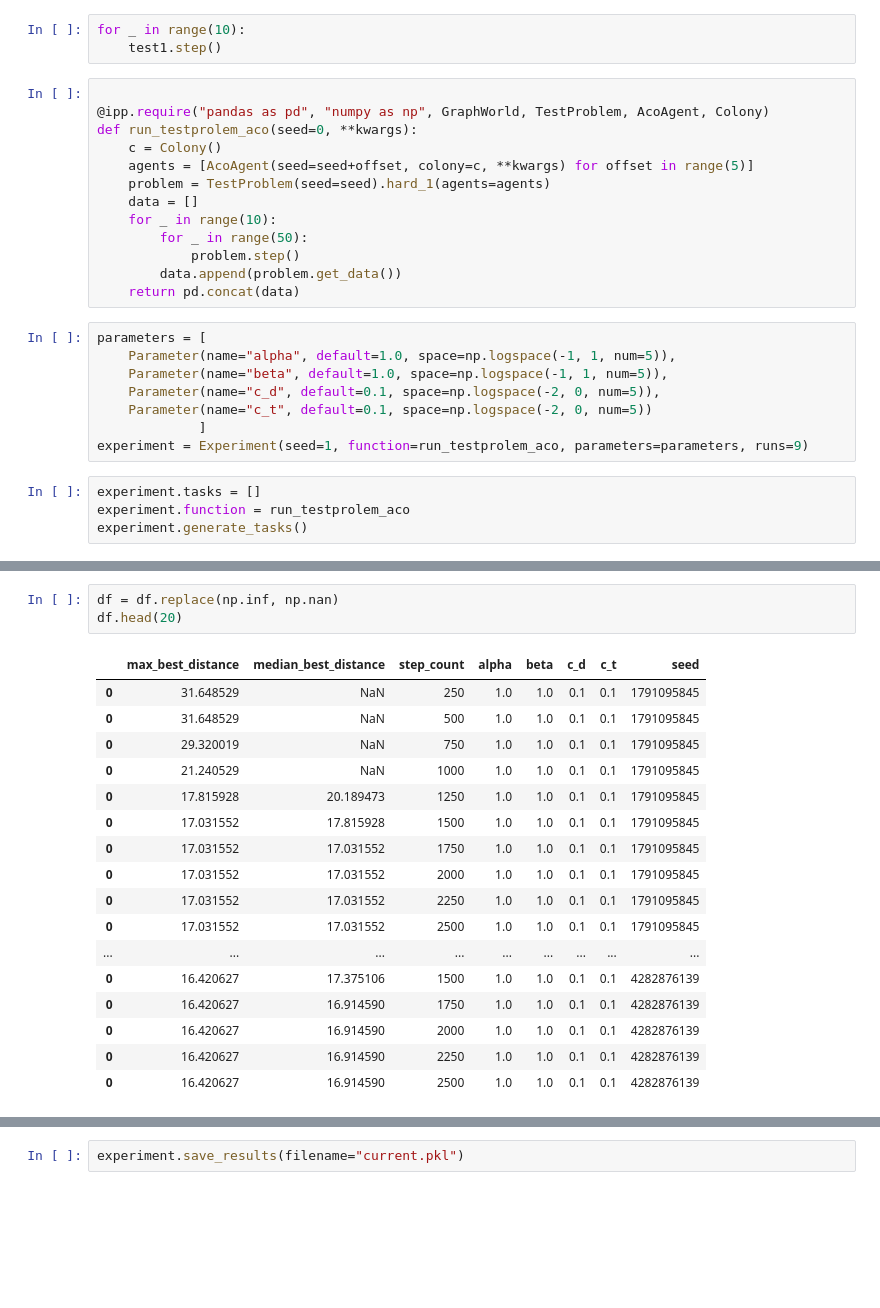
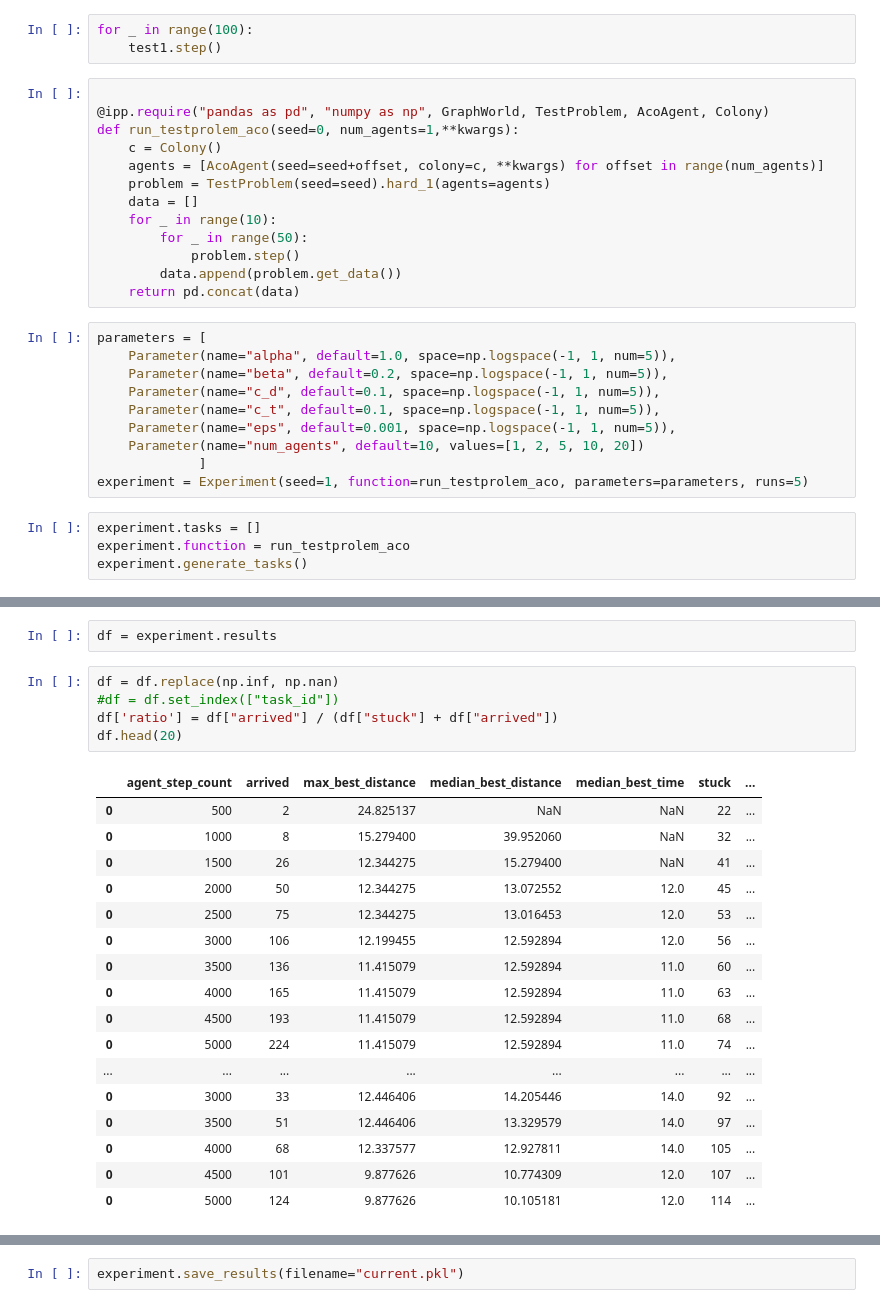
Before and after one commit to ovgu-FINken/ACO-MAPF, a Jupyter notebook: Aco-Visualization.ipynb, the cells around one changed output, grey strips where cells are left out. Saved outputs shown, nothing was run; the diff lists cells and outputs as text; blank space fills up the shorter version.

```diff
--- a/Aco-Visualization.ipynb
+++ b/Aco-Visualization.ipynb
@@ -22,14 +38,14 @@ test1.step(c_d = 0.1, c_t = 0.1)
 # %% [output]
 [drawing not drawn]
 # %%
-for _ in range(10):
+for _ in range(100):
     test1.step()
 # %%
 
 @ipp.require("pandas as pd", "numpy as np", GraphWorld, TestProblem, AcoAgent, Colony)
-def run_testprolem_aco(seed=0, **kwargs):
+def run_testprolem_aco(seed=0, num_agents=1,**kwargs):
     c = Colony()
-    agents = [AcoAgent(seed=seed+offset, colony=c, **kwargs) for offset in range(5)]
+    agents = [AcoAgent(seed=seed+offset, colony=c, **kwargs) for offset in range(num_agents)]
     problem = TestProblem(seed=seed).hard_1(agents=agents)
     data = []
     for _ in range(10):
@@ -40,11 +56,13 @@ def run_testprolem_aco(seed=0, **kwargs):
 # %%
 parameters = [
     Parameter(name="alpha", default=1.0, space=np.logspace(-1, 1, num=5)),
-    Parameter(name="beta", default=1.0, space=np.logspace(-1, 1, num=5)),
-    Parameter(name="c_d", default=0.1, space=np.logspace(-2, 0, num=5)),
-    Parameter(name="c_t", default=0.1, space=np.logspace(-2, 0, num=5))
+    Parameter(name="beta", default=0.2, space=np.logspace(-1, 1, num=5)),
+    Parameter(name="c_d", default=0.1, space=np.logspace(-1, 1, num=5)),
+    Parameter(name="c_t", default=0.1, space=np.logspace(-1, 1, num=5)),
+    Parameter(name="eps", default=0.001, space=np.logspace(-1, 1, num=5)),
+    Parameter(name="num_agents", default=10, values=[1, 2, 5, 10, 20])
              ]
-experiment = Experiment(seed=1, function=run_testprolem_aco, parameters=parameters, runs=9)
+experiment = Experiment(seed=1, function=run_testprolem_aco, parameters=parameters, runs=5)
 # %%
 experiment.tasks = []
 experiment.function = run_testprolem_aco
@@ -56,23 +74,27 @@ df = experiment.run_map()
 done
+# %%
+df = experiment.results
 # %%
 df = df.replace(np.inf, np.nan)
+#df = df.set_index(["task_id"])
+df['ratio'] = df["arrived"] / (df["stuck"] + df["arrived"])
 df.head(20)
 # %% [output]
-|  | max_best_distance | median_best_distance | step_count | alpha | beta | c_d | c_t | seed |
-| 0 | 31.648529 | NaN | 250 | 1.0 | 1.0 | 0.1 | 0.1 | 1791095845 |
-| 0 | 31.648529 | NaN | 500 | 1.0 | 1.0 | 0.1 | 0.1 | 1791095845 |
-| 0 | 29.320019 | NaN | 750 | 1.0 | 1.0 | 0.1 | 0.1 | 1791095845 |
-| 0 | 21.240529 | NaN | 1000 | 1.0 | 1.0 | 0.1 | 0.1 | 1791095845 |
-| 0 | 17.815928 | 20.189473 | 1250 | 1.0 | 1.0 | 0.1 | 0.1 | 1791095845 |
-| 0 | 17.031552 | 17.815928 | 1500 | 1.0 | 1.0 | 0.1 | 0.1 | 1791095845 |
-| 0 | 17.031552 | 17.031552 | 1750 | 1.0 | 1.0 | 0.1 | 0.1 | 1791095845 |
-| 0 | 17.031552 | 17.031552 | 2000 | 1.0 | 1.0 | 0.1 | 0.1 | 1791095845 |
-| 0 | 17.031552 | 17.031552 | 2250 | 1.0 | 1.0 | 0.1 | 0.1 | 1791095845 |
-| 0 | 17.031552 | 17.031552 | 2500 | 1.0 | 1.0 | 0.1 | 0.1 | 1791095845 |
-| ... | ... | ... | ... | ... | ... | ... | ... | ... |
-| 0 | 16.420627 | 17.375106 | 1500 | 1.0 | 1.0 | 0.1 | 0.1 | 4282876139 |
-| 0 | 16.420627 | 16.914590 | 1750 | 1.0 | 1.0 | 0.1 | 0.1 | 4282876139 |
-| 0 | 16.420627 | 16.914590 | 2000 | 1.0 | 1.0 | 0.1 | 0.1 | 4282876139 |
-| 0 | 16.420627 | 16.914590 | 2250 | 1.0 | 1.0 | 0.1 | 0.1 | 4282876139 |
-| 0 | 16.420627 | 16.914590 | 2500 | 1.0 | 1.0 | 0.1 | 0.1 | 4282876139 |
+|  | agent_step_count | arrived | max_best_distance | median_best_distance | median_best_time | stuck | ... |
+| 0 | 500 | 2 | 24.825137 | NaN | NaN | 22 | ... |
+| 0 | 1000 | 8 | 15.279400 | 39.952060 | NaN | 32 | ... |
+| 0 | 1500 | 26 | 12.344275 | 15.279400 | NaN | 41 | ... |
+| 0 | 2000 | 50 | 12.344275 | 13.072552 | 12.0 | 45 | ... |
+| 0 | 2500 | 75 | 12.344275 | 13.016453 | 12.0 | 53 | ... |
+| 0 | 3000 | 106 | 12.199455 | 12.592894 | 12.0 | 56 | ... |
+| 0 | 3500 | 136 | 11.415079 | 12.592894 | 11.0 | 60 | ... |
+| 0 | 4000 | 165 | 11.415079 | 12.592894 | 11.0 | 63 | ... |
+| 0 | 4500 | 193 | 11.415079 | 12.592894 | 11.0 | 68 | ... |
+| 0 | 5000 | 224 | 11.415079 | 12.592894 | 11.0 | 74 | ... |
+| ... | ... | ... | ... | ... | ... | ... | ... |
+| 0 | 3000 | 33 | 12.446406 | 14.205446 | 14.0 | 92 | ... |
+| 0 | 3500 | 51 | 12.446406 | 13.329579 | 14.0 | 97 | ... |
+| 0 | 4000 | 68 | 12.337577 | 12.927811 | 14.0 | 105 | ... |
+| 0 | 4500 | 101 | 9.877626 | 10.774309 | 12.0 | 107 | ... |
+| 0 | 5000 | 124 | 9.877626 | 10.105181 | 12.0 | 114 | ... |
 # %%
```
Also changed, not shown: parts of 10 cells of this notebook, 3 other files.
